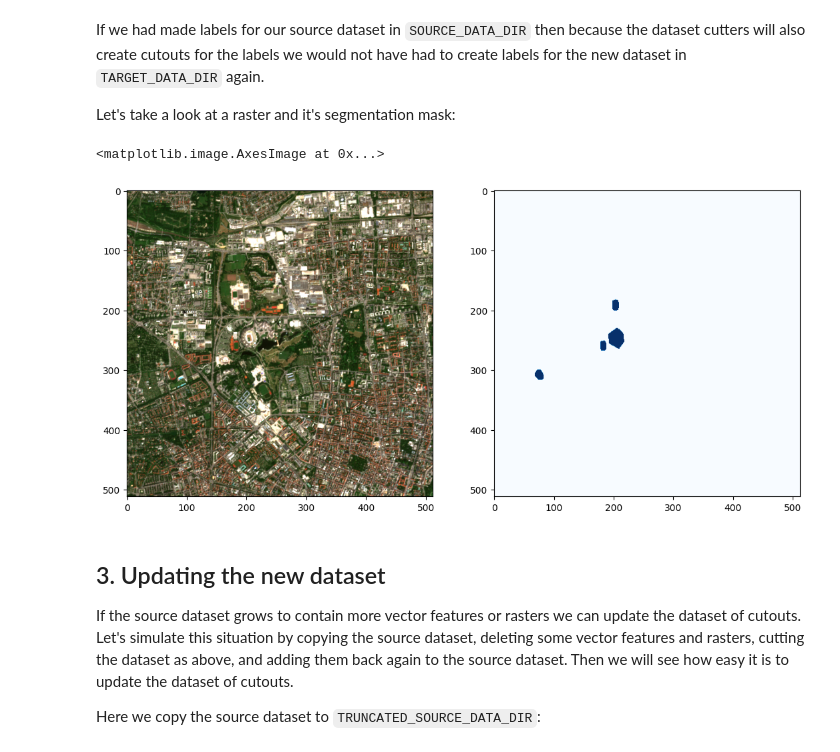
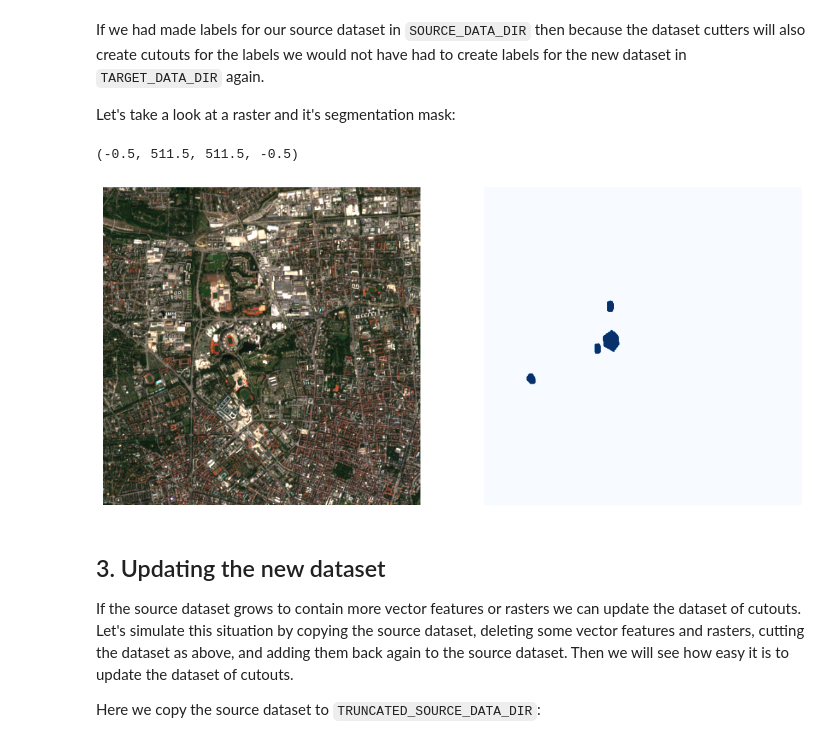
Before and after one commit to dida-do/GeoGrapher, a Jupyter notebook: notebooks/tutorial_nb_cut_label_cluster.ipynb, the cells around one changed output. Cells and saved outputs as stored; diff of their text form; code cells hidden in the pictures.

Commit message:
Add raster plot to blogpost notebook. Turn off axis in raster plot in cut label cluster notebook (#69)

```diff
--- a/notebooks/tutorial_nb_cut_label_cluster.ipynb
+++ b/notebooks/tutorial_nb_cut_label_cluster.ipynb
@@ -111,17 +111,21 @@ Let's take a look at a raster and it's segmentation mask:
 # %%
 raster_paths = target_connector.rasters_containing_vector("Munich Olympiastadion", mode="paths")
 raster_path = raster_paths[0]
 label_path = target_connector.labels_dir / raster_path.name
 
 raster = rioxarray.open_rasterio(raster_path).sel(band=[1,2,3]).values.transpose(1, 2, 0) / 65535
 label = rioxarray.open_rasterio(label_path).values.transpose(1, 2, 0) / 255
 
 fig, ax = plt.subplots(1,2, figsize=(13, 13))
+
 ax[0].imshow(raster)
+ax[0].axis("off")
+
 ax[1].imshow(label, cmap="Blues")
+ax[1].axis("off")
 # %% [output]
-<matplotlib.image.AxesImage at 0x...>
+(-0.5, 511.5, 511.5, -0.5)
-[figure, old version]
+[figure, new version]
 # %% [markdown]
 ## 3. Updating the new dataset
 
```
Also changed, not shown: parts of 2 cells of this notebook, 1 other file.
